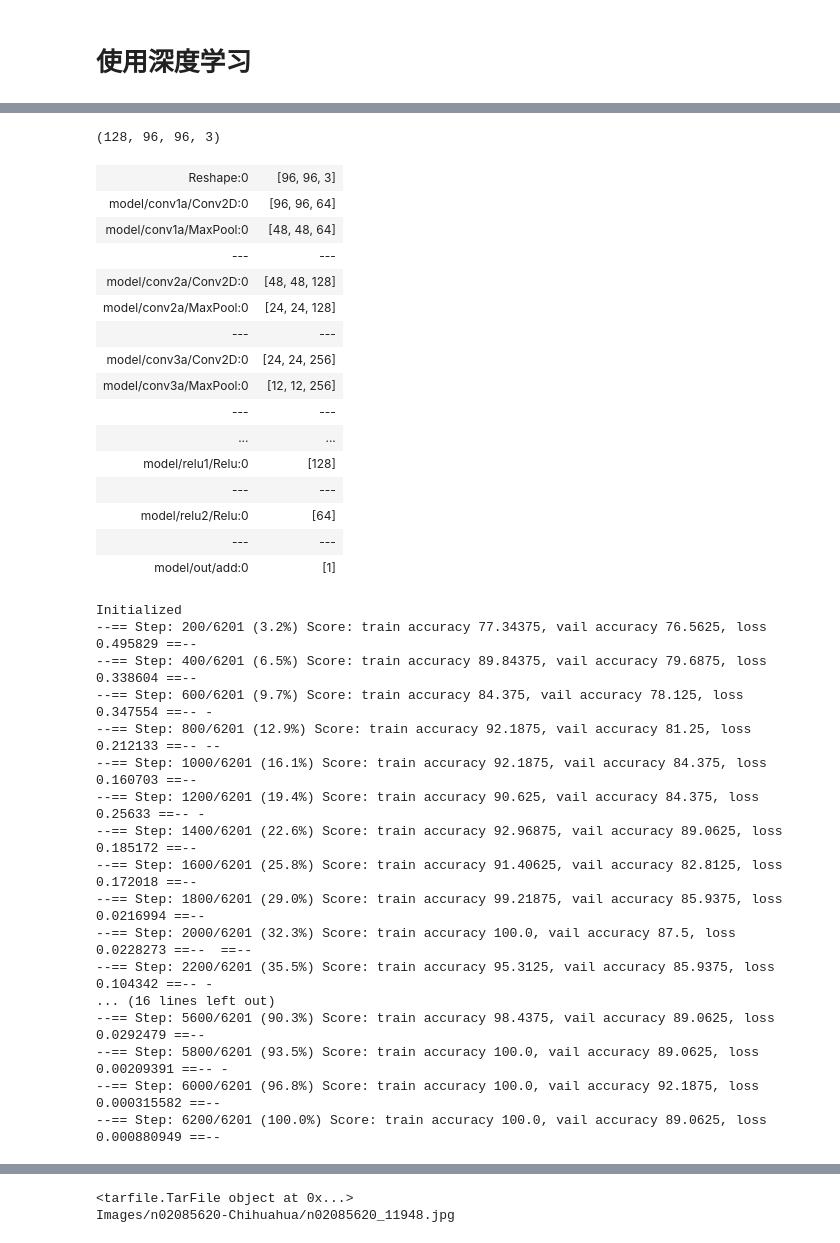
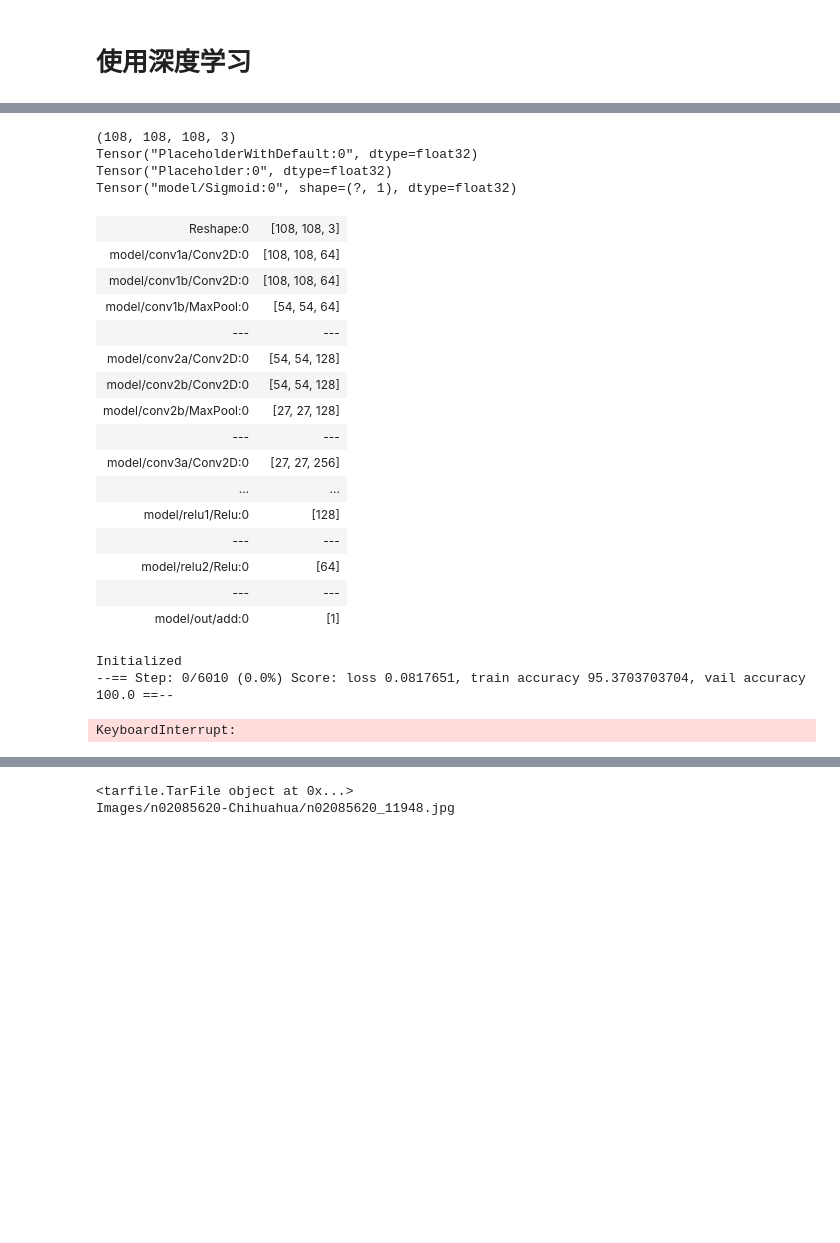
Before and after one commit to Heerozh/MLND_capstone, a Jupyter notebook: cat dog wars.ipynb, the cells around one changed output, grey strips where cells are left out. Saved outputs shown, nothing was run; the diff lists cells and outputs as text; code cells hidden in the pictures; blank space fills up the shorter version.

```diff
--- a/cat dog wars.ipynb
+++ b/cat dog wars.ipynb
@@ -145,10 +148,10 @@ validation accuracy is: 53.125
 # 准备数据
 import CatDogDataset
 CatDogDataset = reload(CatDogDataset)
-IMG_SZ = 96
+IMG_SZ = 108
 
-train_reader = train.get_generator(batch_size=128, image_size=IMG_SZ)
-vali_reader = vali.get_generator(batch_size=64, image_size=IMG_SZ)
+train_reader = train.get_generator(batch_size=108, image_size=IMG_SZ)
+vali_reader = vali.get_generator(batch_size=32, image_size=IMG_SZ)
 test_reader = test.get_generator(batch_size=32, image_size=IMG_SZ)
 mini_steps = int(train.count / 128) + 1
 
@@ -168,22 +171,22 @@ def my_model(x_input, drop=None):
     depth = (64, 128, 256, 512, 128, 64)
     with tf.variable_scope("conv1a"):
         net = Layer.conv_relu(x_input, kernel_shape=[3, 3, 3, depth[0]])
-#     with tf.variable_scope("conv1b"):
-#         net = Layer.conv_relu(net, kernel_shape=[3, 3, depth[0], depth[0]])
+    with tf.variable_scope("conv1b"):
+        net = Layer.conv_relu(net, kernel_shape=[3, 3, depth[0], depth[0]])
         net = Layer.pool(net)
     Layer.split()
 
     with tf.variable_scope("conv2a"):
         net = Layer.conv_relu(net, kernel_shape=[3, 3, depth[0], depth[1]])
-#     with tf.variable_scope("conv2b"):
-#         net = Layer.conv_relu(net, kernel_shape=[3, 3, depth[1], depth[1]])
+    with tf.variable_scope("conv2b"):
+        net = Layer.conv_relu(net, kernel_shape=[3, 3, depth[1], depth[1]])
         net = Layer.pool(net)
     Layer.split()
 
     with tf.variable_scope("conv3a"):
         net = Layer.conv_relu(net, kernel_shape=[3, 3, depth[1], depth[2]])
-#     with tf.variable_scope("conv3b"):
-#         net = Layer.conv_relu(net, kernel_shape=[3, 3, depth[2], depth[2]])
+    with tf.variable_scope("conv3b"):
+        net = Layer.conv_relu(net, kernel_shape=[3, 3, depth[2], depth[2]])
 #     with tf.variable_scope("conv3c"):
 #         net = Layer.conv_relu(net, kernel_shape=[3, 3, depth[2], depth[2]])
 #     with tf.variable_scope("conv3d"):
@@ -193,8 +196,8 @@ def my_model(x_input, drop=None):
 
     with tf.variable_scope("conv4a"):
         net = Layer.conv_relu(net, kernel_shape=[3, 3, depth[2], depth[3]])
-#     with tf.variable_scope("conv4b"):
-#         net = Layer.conv_relu(net, kernel_shape=[3, 3, depth[3], depth[3]])
+    with tf.variable_scope("conv4b"):
+        net = Layer.conv_relu(net, kernel_shape=[3, 3, depth[3], depth[3]])
 #     with tf.variable_scope("conv4c"):
 #         net = Layer.conv_relu(net, kernel_shape=[3, 3, depth[3], depth[3]])
 #     with tf.variable_scope("conv4d"):
@@ -204,8 +207,8 @@ def my_model(x_input, drop=None):
 
     with tf.variable_scope("conv5a"):
         net = Layer.conv_relu(net, kernel_shape=[3, 3, depth[3], depth[3]])
-#     with tf.variable_scope("conv5b"):
-#         net = Layer.conv_relu(net, kernel_shape=[3, 3, depth[3], depth[3]])
+    with tf.variable_scope("conv5b"):
+        net = Layer.conv_relu(net, kernel_shape=[3, 3, depth[3], depth[3]])
 #     with tf.variable_scope("conv5c"):
 #         net = Layer.conv_relu(net, kernel_shape=[3, 3, depth[3], depth[3]])
 #     with tf.variable_scope("conv5d"):
@@ -216,46 +219,49 @@ def my_model(x_input, drop=None):
     with tf.variable_scope("flat"):
         net = Layer.flat(net)
         net = Layer.relu(net, out_size=depth[4])
         net = Layer.drop(net, drop)
     Layer.split()
 
     with tf.variable_scope("relu1"):
         net = Layer.relu(net, out_size=depth[4])
     Layer.split()
 
     with tf.variable_scope("relu2"):
         net = Layer.relu(net, out_size=depth[5])
     Layer.split()
 
     with tf.variable_scope("out"):
         weights, biases = Layer.var([depth[5], 1])
         logits = tf.matmul(net, weights) + biases
 
     return {
         'logits': logits,
         'predict': tf.nn.sigmoid(logits),
     }
 
 clf = TFHelper.Learner(my_model, accuracy, 'catdog',
-                       steps=6201, learning_rate=0.001,
+                       steps=6010, learning_rate=0.001,
                        loss=my_loss_func,
                        optimizer=tf.train.AdamOptimizer,
                        drop=0.85
                      )
 
-clf.fit_generator(train_reader, vali_dat, vali_lab)
+clf.fit_generator(train_reader, vali_dat, vali_lab, restore=True)
 # %% [output]
-(128, 96, 96, 3)
+(108, 108, 108, 3)
+Tensor("PlaceholderWithDefault:0", dtype=float32)
+Tensor("Placeholder:0", dtype=float32)
+Tensor("model/Sigmoid:0", shape=(?, 1), dtype=float32)
-| Reshape:0 | [96, 96, 3] |
-| model/conv1a/Conv2D:0 | [96, 96, 64] |
-| model/conv1a/MaxPool:0 | [48, 48, 64] |
+| Reshape:0 | [108, 108, 3] |
+| model/conv1a/Conv2D:0 | [108, 108, 64] |
+| model/conv1b/Conv2D:0 | [108, 108, 64] |
+| model/conv1b/MaxPool:0 | [54, 54, 64] |
 | --- | --- |
-| model/conv2a/Conv2D:0 | [48, 48, 128] |
-| model/conv2a/MaxPool:0 | [24, 24, 128] |
+| model/conv2a/Conv2D:0 | [54, 54, 128] |
+| model/conv2b/Conv2D:0 | [54, 54, 128] |
+| model/conv2b/MaxPool:0 | [27, 27, 128] |
 | --- | --- |
-| model/conv3a/Conv2D:0 | [24, 24, 256] |
-| model/conv3a/MaxPool:0 | [12, 12, 256] |
-| --- | --- |
+| model/conv3a/Conv2D:0 | [27, 27, 256] |
 | ... | ... |
 | model/relu1/Relu:0 | [128] |
 | --- | --- |
@@ -263,22 +269,8 @@ clf.fit_generator(train_reader, vali_dat, vali_lab)
 | --- | --- |
 | model/out/add:0 | [1] |
 Initialized
---== Step: 200/6201 (3.2%) Score: train accuracy 77.34375, vail accuracy 76.5625, loss 0.495829 ==--
---== Step: 400/6201 (6.5%) Score: train accuracy 89.84375, vail accuracy 79.6875, loss 0.338604 ==--
---== Step: 600/6201 (9.7%) Score: train accuracy 84.375, vail accuracy 78.125, loss 0.347554 ==-- -
---== Step: 800/6201 (12.9%) Score: train accuracy 92.1875, vail accuracy 81.25, loss 0.212133 ==-- --
---== Step: 1000/6201 (16.1%) Score: train accuracy 92.1875, vail accuracy 84.375, loss 0.160703 ==--
---== Step: 1200/6201 (19.4%) Score: train accuracy 90.625, vail accuracy 84.375, loss 0.25633 ==-- -
---== Step: 1400/6201 (22.6%) Score: train accuracy 92.96875, vail accuracy 89.0625, loss 0.185172 ==--
---== Step: 1600/6201 (25.8%) Score: train accuracy 91.40625, vail accuracy 82.8125, loss 0.172018 ==--
---== Step: 1800/6201 (29.0%) Score: train accuracy 99.21875, vail accuracy 85.9375, loss 0.0216994 ==--
---== Step: 2000/6201 (32.3%) Score: train accuracy 100.0, vail accuracy 87.5, loss 0.0228273 ==--  ==--
---== Step: 2200/6201 (35.5%) Score: train accuracy 95.3125, vail accuracy 85.9375, loss 0.104342 ==-- -
-... (16 lines left out)
---== Step: 5600/6201 (90.3%) Score: train accuracy 98.4375, vail accuracy 89.0625, loss 0.0292479 ==--
---== Step: 5800/6201 (93.5%) Score: train accuracy 100.0, vail accuracy 89.0625, loss 0.00209391 ==-- -
---== Step: 6000/6201 (96.8%) Score: train accuracy 100.0, vail accuracy 92.1875, loss 0.000315582 ==--
---== Step: 6200/6201 (100.0%) Score: train accuracy 100.0, vail accuracy 89.0625, loss 0.000880949 ==--
+--== Step: 0/6010 (0.0%) Score: loss 0.0817651, train accuracy 95.3703703704, vail accuracy 100.0 ==--
+KeyboardInterrupt:
 # %%
 #评分n*64个vali集上的图像
 batch_mean(vali_reader, 30, lambda x, y: accuracy( clf.predict(x), y )[1] )
```
Also changed, not shown: parts of 9 cells of this notebook, 3 other files.
